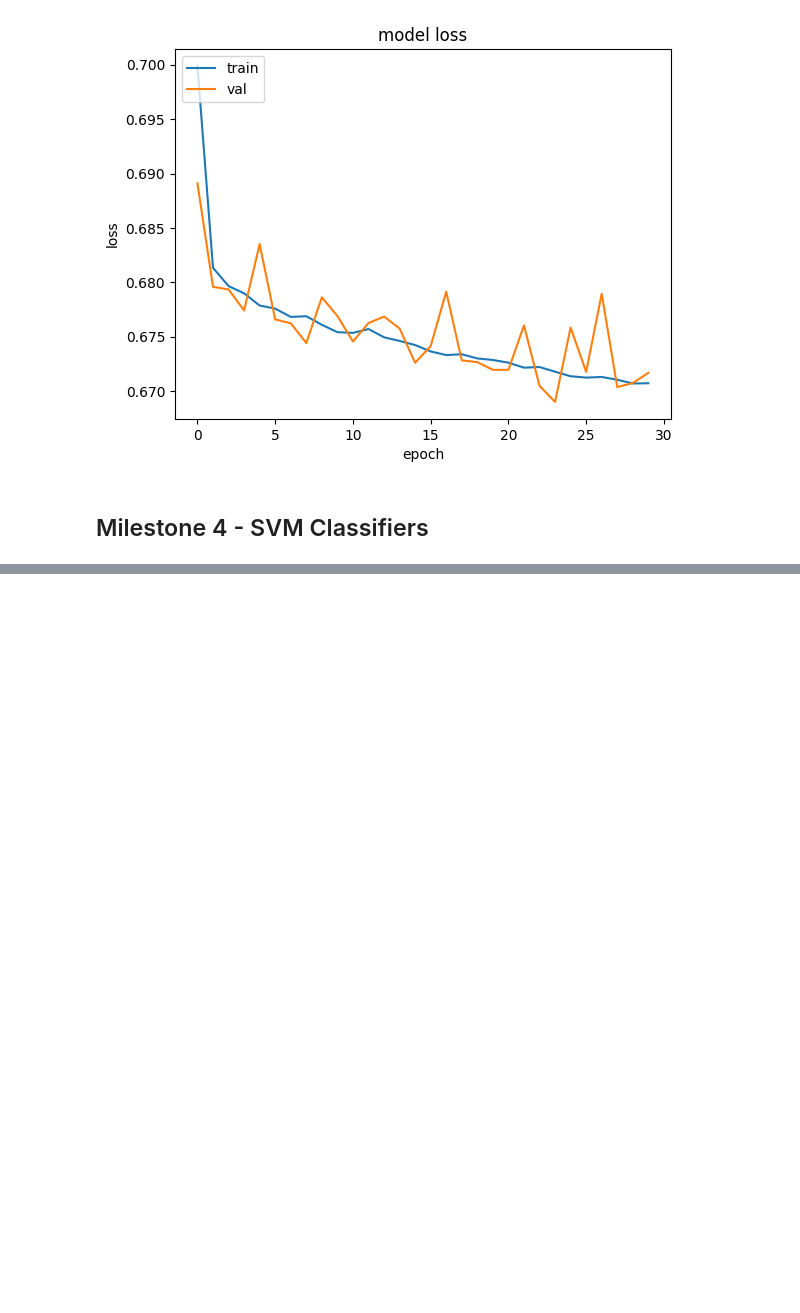
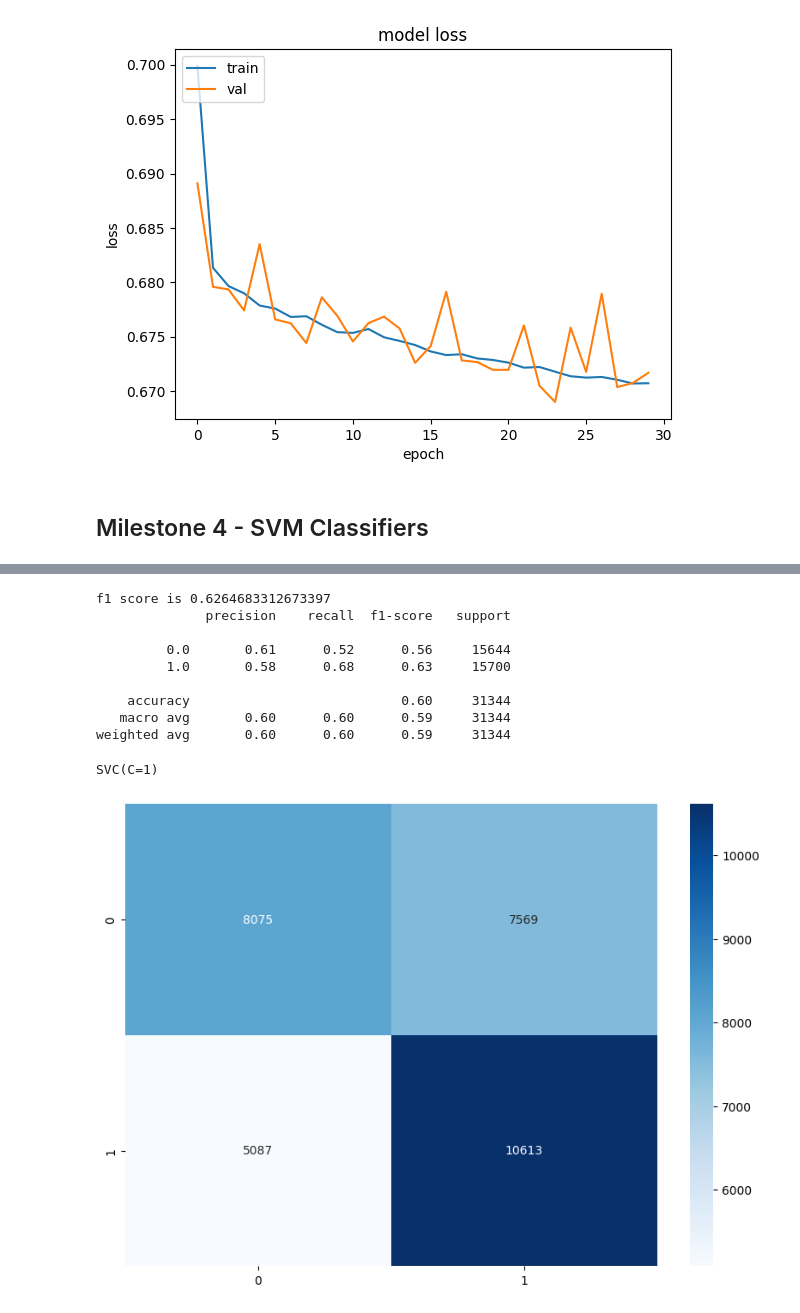
Before and after one commit to zhubzy/SF-Incident-Prediction, a Jupyter notebook: SF_Incident_Prediction.ipynb, the cells around one changed output, grey strips where cells are left out. Cells and saved outputs as stored; diff of their text form; code cells hidden in the pictures; blank space fills up the shorter version.

```diff
--- a/SF_Incident_Prediction.ipynb
+++ b/SF_Incident_Prediction.ipynb
@@ -891,8 +947,14 @@ X_train
 # %%
 from sklearn.svm import SVC
-from sklearn.preprocessing import StandardScaler
 
-def train_svc(x_train, y_train, x_test, y_test, kernelType='linear'):
-    svm_linear = SVC(kernel=kernelType)
+def train_svc(x_train, y_train, x_test, y_test, kernelType='linear', C=1):
+    svm_linear = SVC(kernel=kernelType,C=C)
     svm_linear.fit(x_train, y_train)
-    print(classification_report(y_test, svm_linear.predict(x_test)))
+    y_hat = svm_linear.predict(x_test)
+    f1_test = f1_score(y_test, y_hat, average='binary')  # Adjust average as needed
+    print(f'f1 score is {f1_test} ')
+    print(classification_report(y_test,y_hat))
+    cm = confusion_matrix(y_test, y_hat)
+    plt.figure(figsize=(10, 7))
+    sns.heatmap(cm, annot=True, fmt="d", cmap="Blues")
+    return svm_linear
@@ -898,0 +1033,2 @@ def train_svc(x_train, y_train, x_test, y_test, kernelType='linear'):
+# %%
+X_train, X_test, Y_train, Y_test = getTrainingData(improved_df, balanced=True)
@@ -899,2 +1049,2 @@ def train_svc(x_train, y_train, x_test, y_test, kernelType='linear'):
 # %%
-train_svc(X_train,Y_train, X_test, Y_test)
+train_svc(X_train,Y_train, X_test, Y_test, 'rbf', 1)
@@ -900,0 +1063,5 @@ train_svc(X_train,Y_train, X_test, Y_test)
+# %%
+C = [0.001, 0.1, 1, 10]
+for c in C:
+    print("Testing with c = ", c)
+    train_svc(X_train,Y_train, X_test, Y_test, 'rbf', c)
@@ -900,0 +1086,14 @@ train_svc(X_train,Y_train, X_test, Y_test)
+# %%
+train_svc(X_train,Y_train, X_test, Y_test, 'rbf', 1)
+# %% [output]
+f1 score is 0.6264683312673397
+              precision    recall  f1-score   support
+
+         0.0       0.61      0.52      0.56     15644
+         1.0       0.58      0.68      0.63     15700
+
+    accuracy                           0.60     31344
+   macro avg       0.60      0.60      0.59     31344
+weighted avg       0.60      0.60      0.59     31344
+SVC(C=1)
+[figure, added]
```
Also changed, not shown: parts of 45 cells of this notebook.
